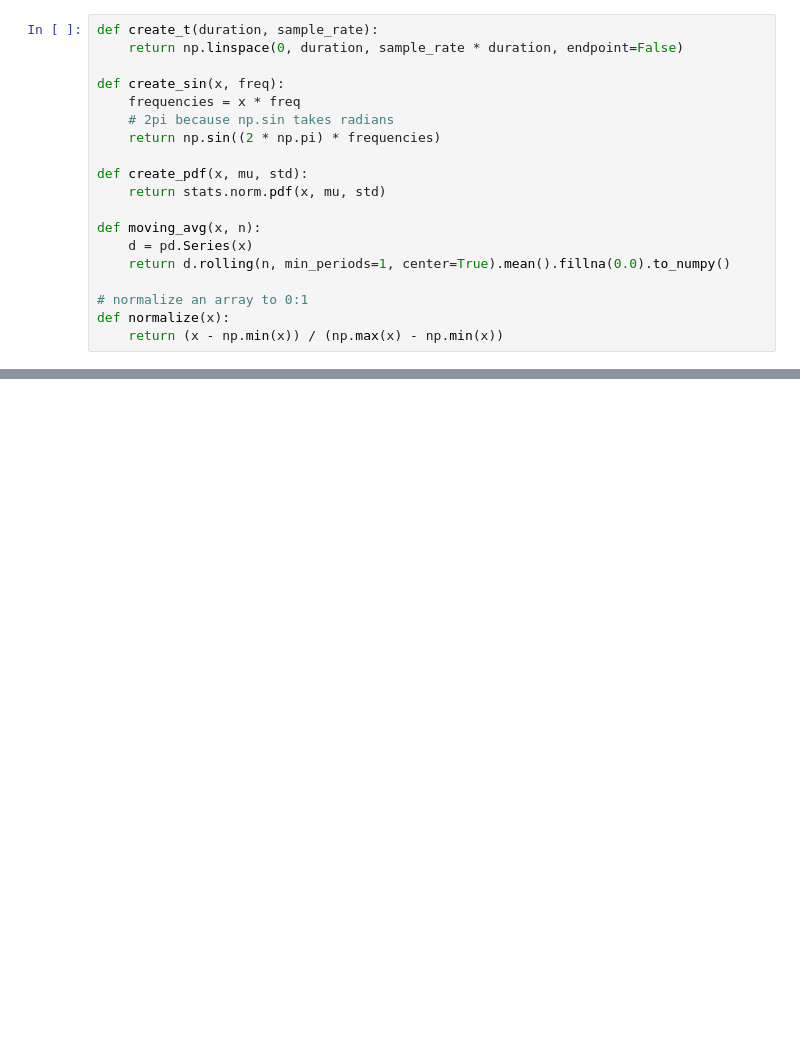
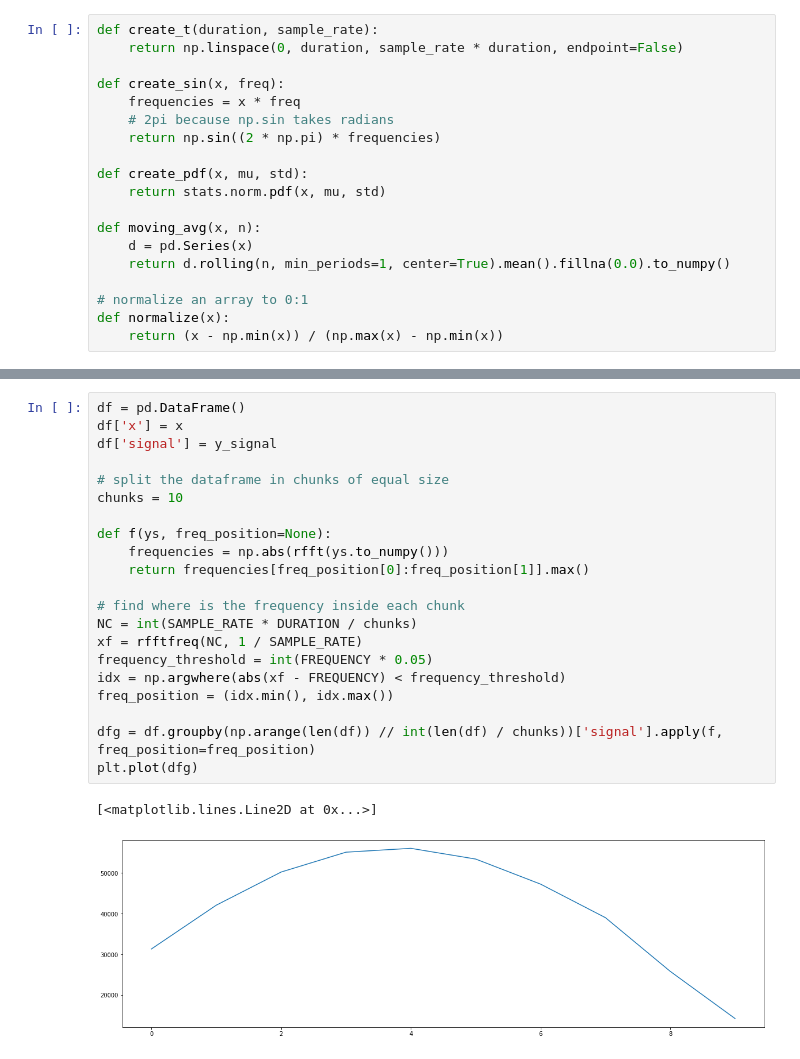
Before and after one commit to aborsato/rf-hackathon, a Jupyter notebook: notebooks/random-wave-generator.ipynb, the cells around one changed output, grey strips where cells are left out. Saved outputs shown, nothing was run; the diff lists cells and outputs as text; blank space fills up the shorter version.

```diff
--- a/notebooks/random-wave-generator.ipynb
+++ b/notebooks/random-wave-generator.ipynb
@@ -97,0 +99,24 @@ min: 37.63410266448249, max: 45.4126679429099, avg: 40.673269285933785
+# %%
+df = pd.DataFrame()
+df['x'] = x
+df['signal'] = y_signal
+
+# split the dataframe in chunks of equal size
+chunks = 10
+
+def f(ys, freq_position=None):
+    frequencies = np.abs(rfft(ys.to_numpy()))
+    return frequencies[freq_position[0]:freq_position[1]].max()
+
+# find where is the frequency inside each chunk
+NC = int(SAMPLE_RATE * DURATION / chunks)
+xf = rfftfreq(NC, 1 / SAMPLE_RATE)
+frequency_threshold = int(FREQUENCY * 0.05)
+idx = np.argwhere(abs(xf - FREQUENCY) < frequency_threshold)
+freq_position = (idx.min(), idx.max())
+
+dfg = df.groupby(np.arange(len(df)) // int(len(df) / chunks))['signal'].apply(f, freq_position=freq_position)
+plt.plot(dfg)
+# %% [output]
+[<matplotlib.lines.Line2D at 0x...>]
+[figure, added]
```
Also changed, not shown: parts of 12 cells of this notebook, 2 other files.
